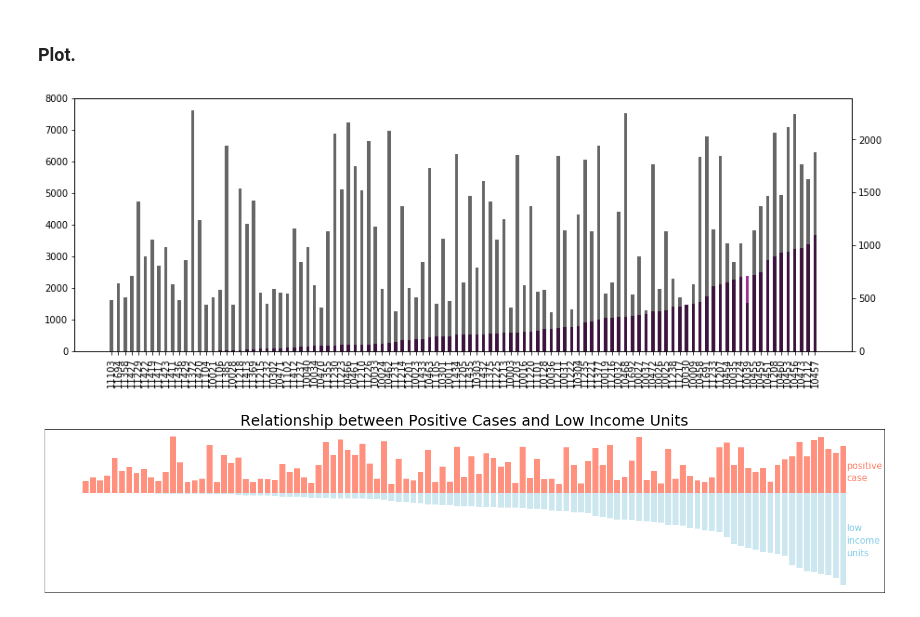
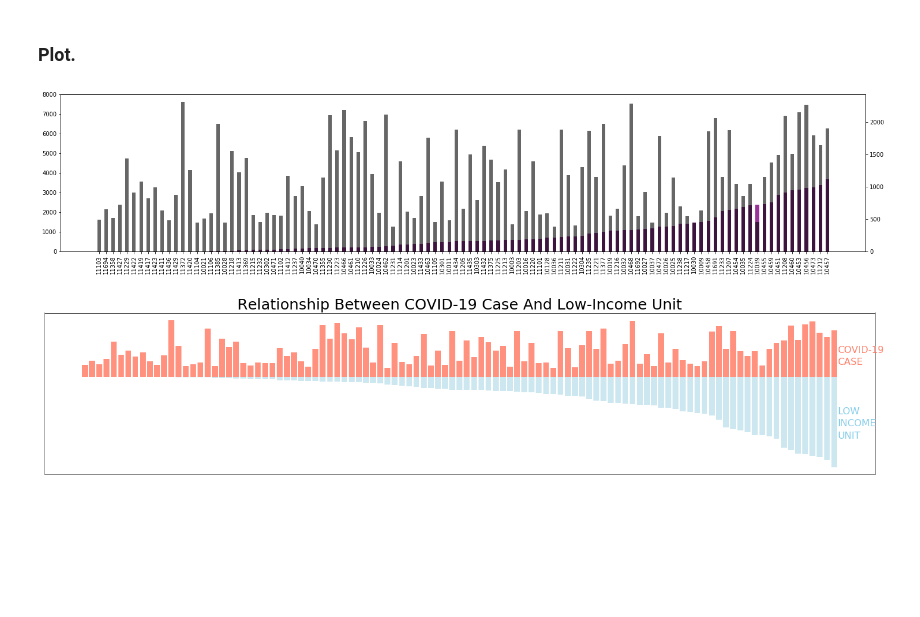
Before and after one commit to ArcZz/Nyc_Cov19_project, a Jupyter notebook: income_positive.ipynb, the cells around one changed output. Saved outputs shown, nothing was run; the diff lists cells and outputs as text; code cells hidden in the pictures; blank space fills up the shorter version.

```diff
--- a/income_positive.ipynb
+++ b/income_positive.ipynb
@@ -238,26 +238,26 @@ plot_data.head(10)
 # %%
 import matplotlib.pyplot as plt
 from pylab import *
 
 plt.close('all')
 
 x = plot_data["zipcode"]
 
 fig = plt.figure()
 ax1 = fig.add_subplot(111)
 
 plt.ylim(0, 8000)
 plt.xticks(arange(len(x)), x, rotation=90)
-plt.rcParams['figure.figsize'] = (15,5)
+plt.rcParams['figure.figsize'] = (25,5)
 
 ax1.bar(arange(len(x)), plot_data["low_income_units"], color = "purple", width = 0.5, alpha=0.8)
 
 ax2 = ax1.twinx()
 ax2.bar(arange(len(x)), plot_data["Positive"], color = "black", width = 0.5, alpha=0.6)
 
 plt.show()
 # %% [output]
-[figure, old version]
+[figure, new version]
 # %%
 plt.close('all')
 
@@ -270,12 +270,12 @@ y2 = plot_data["low_income_units"]
 ax.bar(x, +y1, color = "tomato", alpha = 0.7)
 ax.bar(x, -y2,  color = "lightblue", alpha = 0.6)
 
-plt.title("Relationship between Positive Cases and Low Income Units",fontsize = 25)
-ax.annotate('low', xy = (0, 0), xytext=(104.5, -1500), color = "skyblue", size = 15)
-ax.annotate('income', xy = (0, 0), xytext=(104.5, -2000), color = "skyblue", size = 15)
-ax.annotate('units', xy = (0, 0), xytext=(104.5, -2500), color = "skyblue", size = 15)
-ax.annotate('positive', xy = (0, 0), xytext=(104.5, 1000), color = "tomato", alpha = 0.8, size = 15)
-ax.annotate('case', xy = (0, 0), xytext=(104.5, 500), color = "tomato", alpha = 0.8, size = 15)
+plt.title("Relationship Between COVID-19 Case And Low-Income Unit",fontsize = 25)
+ax.annotate('LOW', xy = (0, 0), xytext=(104.5, -1500), color = "skyblue", size = 16)
+ax.annotate('INCOME', xy = (0, 0), xytext=(104.5, -2000), color = "skyblue", size = 16)
+ax.annotate('UNIT', xy = (0, 0), xytext=(104.5, -2500), color = "skyblue", size = 16)
+ax.annotate('COVID-19', xy = (0, 0), xytext=(104.5, 1000), color = "tomato", alpha = 0.8, size = 16)
+ax.annotate('CASE', xy = (0, 0), xytext=(104.5, 500), color = "tomato", alpha = 0.8, size = 16)
 
 plt.xticks(())
 plt.yticks(())
@@ -283,4 +283,4 @@ plt.rcParams['figure.figsize'] = (25,5)
 
 plt.show()
 # %% [output]
-[figure, old version]
+[figure, new version]
```
Also changed, not shown: parts of 8 cells of this notebook, 1 other file.
